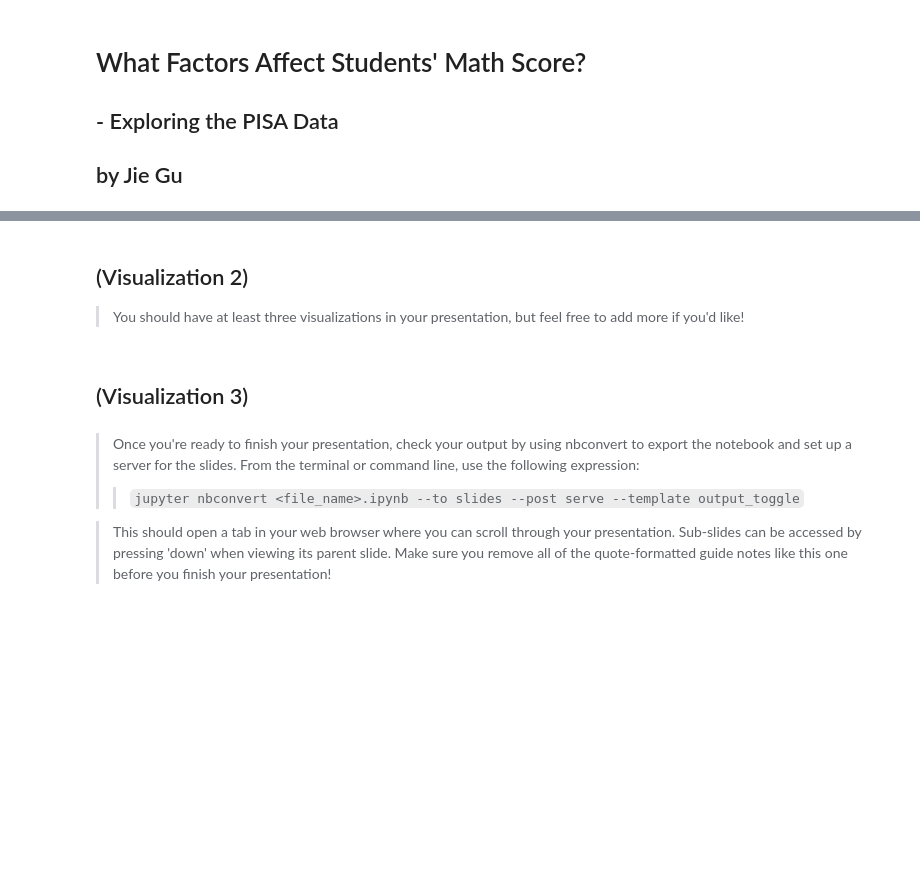
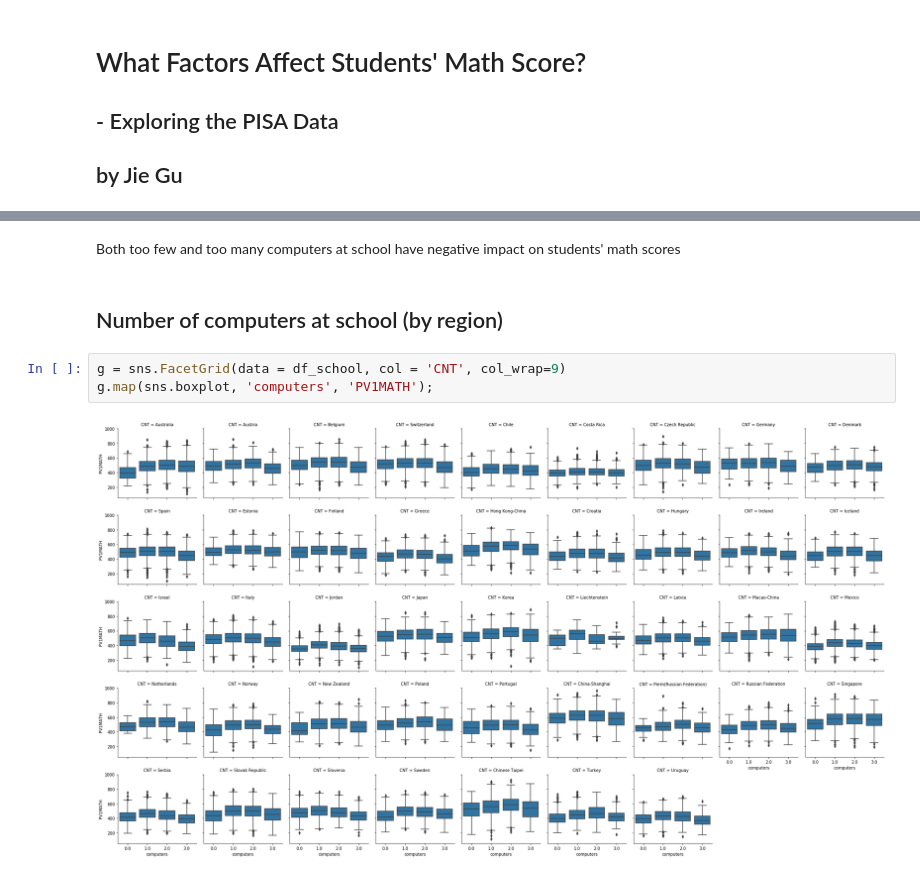
Before and after one commit to jgu1989/UdacityDataAnalystNanodegree, a Jupyter notebook: 5_Communicate_Data_Findings/slides.ipynb, the cells around one changed output, grey strips where cells are left out. Cells and saved outputs as stored; diff of their text form; blank space fills up the shorter version.

Commit message:
Make slides to report findings

```diff
--- a/5_Communicate_Data_Findings/slides.ipynb
+++ b/5_Communicate_Data_Findings/slides.ipynb
@@ -42,17 +39,9 @@ whsfasfasf
-# %% [markdown]
-## (Visualization 2)
-
-> You should have at least three visualizations in your presentation,
-but feel free to add more if you'd like!
-# %% [markdown]
-## (Visualization 3)
-# %% [markdown]
-> Once you're ready to finish your presentation, check your output by using
-nbconvert to export the notebook and set up a server for the slides. From the
-terminal or command line, use the following expression:
-> > `jupyter nbconvert <file_name>.ipynb --to slides --post serve --template output_toggle`
-
-> This should open a tab in your web browser where you can scroll through your
-presentation. Sub-slides can be accessed by pressing 'down' when viewing its parent
-slide. Make sure you remove all of the quote-formatted guide notes like this one
-before you finish your presentation!
+# %% [markdown]
+Both too few and too many computers at school have negative impact on students' math scores
+# %% [markdown]
+## Number of computers at school (by region)
+# %%
+g = sns.FacetGrid(data = df_school, col = 'CNT', col_wrap=9)
+g.map(sns.boxplot, 'computers', 'PV1MATH');
+# %% [output]
+[figure, added]
```
Also changed, not shown: parts of 23 cells of this notebook.
